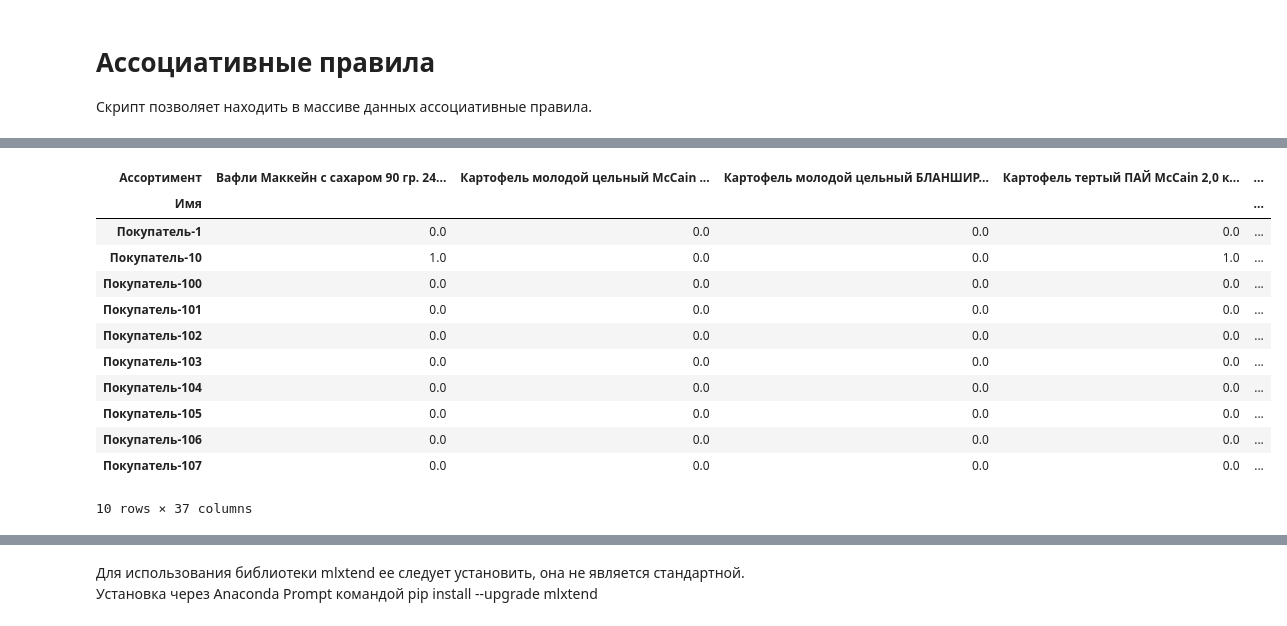
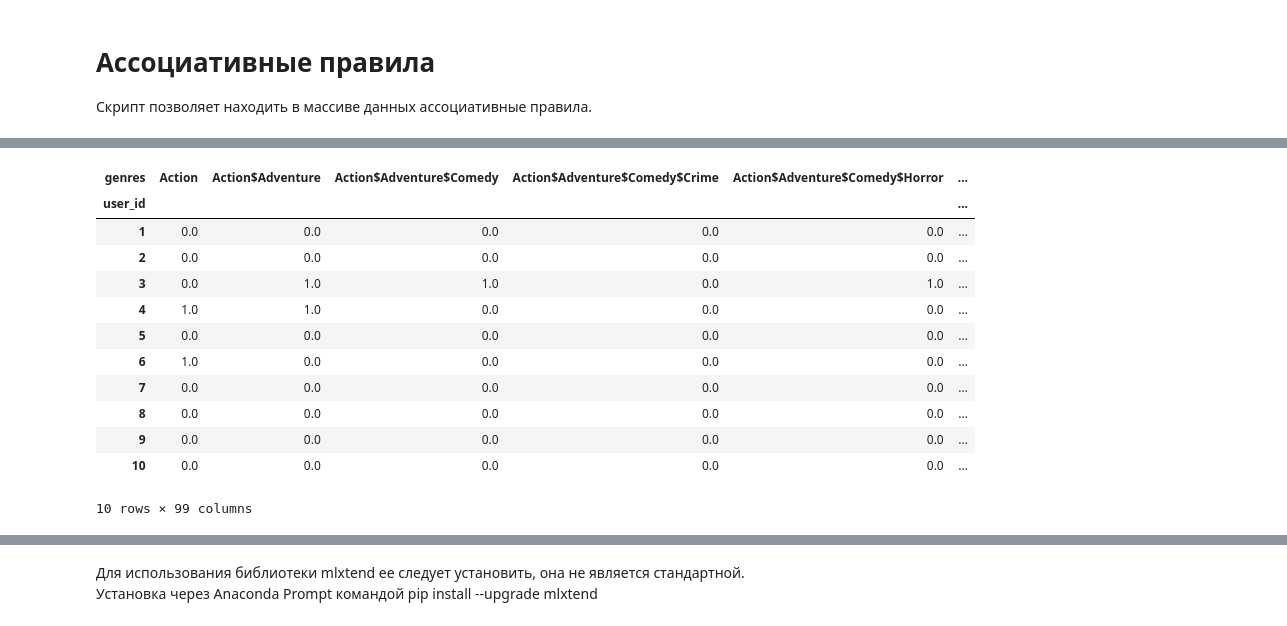
Before and after one commit to IvantsovN/Clust_and_association_rule, a Jupyter notebook: association_rule.ipynb, the cells around one changed output, grey strips where cells are left out. Drawn from its saved outputs; the diff is of its cells as text; code cells hidden in the pictures.

```diff
--- a/association_rule.ipynb
+++ b/association_rule.ipynb
@@ -7,7 +7,7 @@ import pandas as pd
 import numpy as np
 # %%
 #загружаем данные их файла MS Excel
-sales=pd.read_excel('DataSetMc.xlsx')
+sales=pd.read_excel('DataSet.xlsx')
 #проверяем результат, выводим первые 10 строчек кода
 sales.head(10)
 # %% [output]
@@ -25,27 +25,27 @@ sales.head(10)
 # %%
 #преобразуем таблицу таким образом, чтобы столбцы были наименования ассортимента, строки клиенты, а на пересечении
-# на какую сумму они купили данных товаров
-UID_sales=sales.pivot_table(values='Сумма', columns=['Ассортимент'], index='Имя', aggfunc=np.sum)
+# рейтинг
+UID_sales=sales.pivot_table(values='rating', columns=['genres'], index='user_id', aggfunc=np.sum)
 #Вместо NaN (значение отсутствует) проставим в ДатаФрейм 0-ки:
 UID_sales[np.isnan(UID_sales)] = 0
 # все значения больше 0 заменим 1, чтобы больше проявить правила.
 UID_sales[UID_sales>0]=1
 # 10 первых строк новой таблицы
 UID_sales.head(10)
 # %% [output]
-| Ассортимент | Вафли Маккейн с сахаром 90 гр. 24... | Картофель молодой цельный McCain ... | Картофель молодой цельный БЛАНШИР... | Картофель тертый ПАЙ McCain 2,0 к... | ... |
-| Имя |  |  |  |  | ... |
-| Покупатель-1 | 0.0 | 0.0 | 0.0 | 0.0 | ... |
-| Покупатель-10 | 1.0 | 0.0 | 0.0 | 1.0 | ... |
-| Покупатель-100 | 0.0 | 0.0 | 0.0 | 0.0 | ... |
-| Покупатель-101 | 0.0 | 0.0 | 0.0 | 0.0 | ... |
-| Покупатель-102 | 0.0 | 0.0 | 0.0 | 0.0 | ... |
-| Покупатель-103 | 0.0 | 0.0 | 0.0 | 0.0 | ... |
-| Покупатель-104 | 0.0 | 0.0 | 0.0 | 0.0 | ... |
-| Покупатель-105 | 0.0 | 0.0 | 0.0 | 0.0 | ... |
-| Покупатель-106 | 0.0 | 0.0 | 0.0 | 0.0 | ... |
-| Покупатель-107 | 0.0 | 0.0 | 0.0 | 0.0 | ... |
+| genres | Action | Action$Adventure | Action$Adventure$Comedy | Action$Adventure$Comedy$Crime | Action$Adventure$Comedy$Horror | ... |
+| user_id |  |  |  |  |  | ... |
+| 1 | 0.0 | 0.0 | 0.0 | 0.0 | 0.0 | ... |
+| 2 | 0.0 | 0.0 | 0.0 | 0.0 | 0.0 | ... |
+| 3 | 0.0 | 1.0 | 1.0 | 0.0 | 1.0 | ... |
+| 4 | 1.0 | 1.0 | 0.0 | 0.0 | 0.0 | ... |
+| 5 | 0.0 | 0.0 | 0.0 | 0.0 | 0.0 | ... |
+| 6 | 1.0 | 0.0 | 0.0 | 0.0 | 0.0 | ... |
+| 7 | 0.0 | 0.0 | 0.0 | 0.0 | 0.0 | ... |
+| 8 | 0.0 | 0.0 | 0.0 | 0.0 | 0.0 | ... |
+| 9 | 0.0 | 0.0 | 0.0 | 0.0 | 0.0 | ... |
+| 10 | 0.0 | 0.0 | 0.0 | 0.0 | 0.0 | ... |
-10 rows × 37 columns
+10 rows × 99 columns
 # %%
 #Создадим функцию для создания списка транзакций:
 def transaction_list(df):
```
Also changed, not shown: parts of 5 cells of this notebook, 6 other files.
